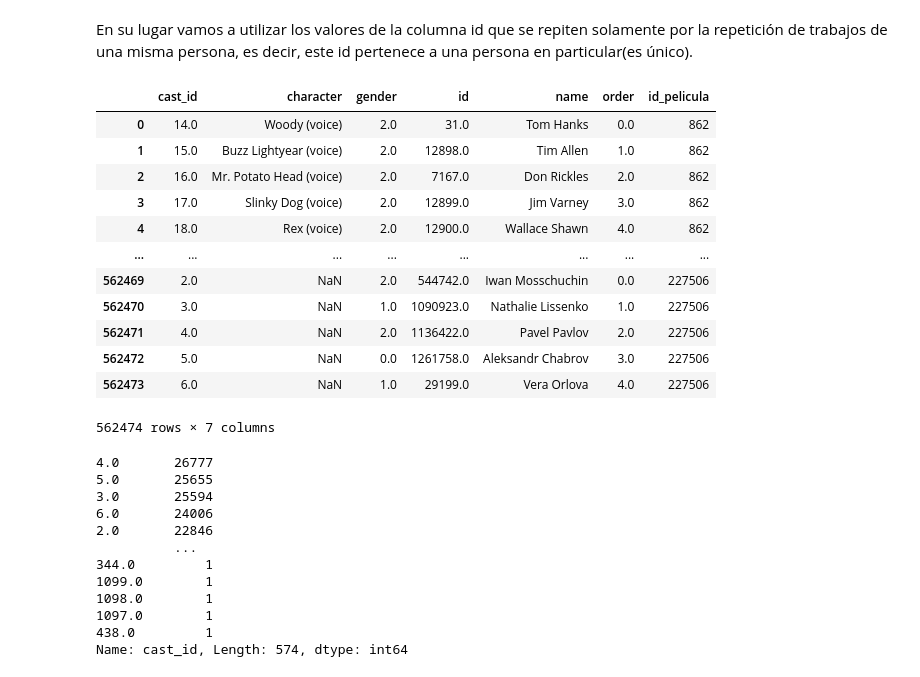
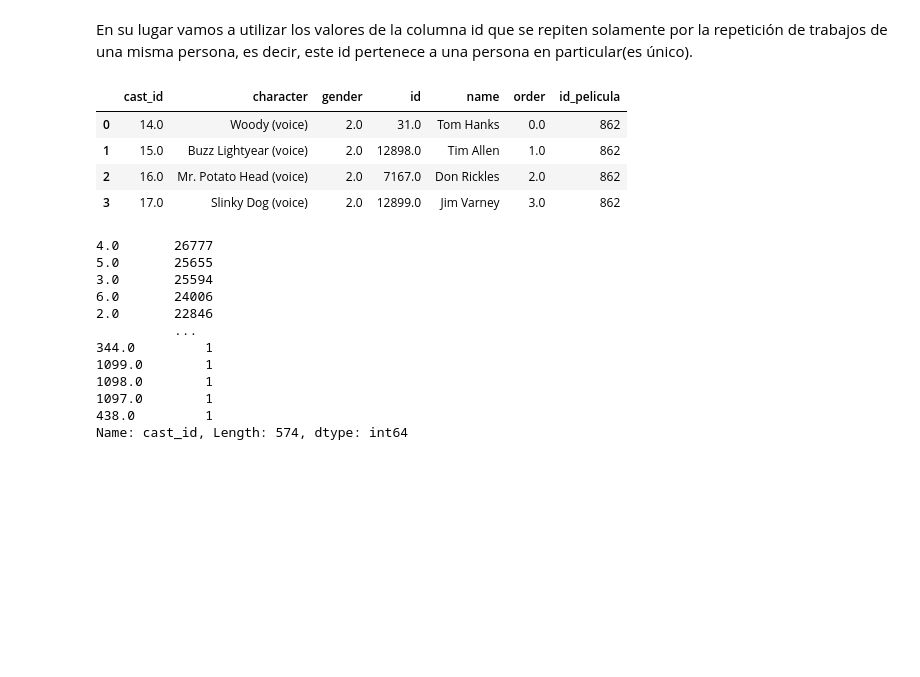
Before and after one commit to A-Lasso/Proyecto_Individual1, a Jupyter notebook: EDA.ipynb, the cells around one changed output. Saved outputs shown, nothing was run; the diff lists cells and outputs as text; code cells hidden in the pictures; blank space fills up the shorter version.

```diff
--- a/EDA.ipynb
+++ b/EDA.ipynb
@@ -4,12 +6,12 @@ import numpy as np
 # %%
 # Directamente cargo los archivos para no tener que correr todo el código anterior.
-data=pd.read_csv("csv_limpios/data.csv")
-df_belongs_to_collection=pd.read_csv("csv_limpios/collection.csv")
-df_production_countries=pd.read_csv("csv_limpios/countries.csv")
-df_production_companies=pd.read_csv("csv_limpios/companies.csv")
-df_crew=pd.read_csv("csv_limpios/crew.csv")
-df_genres=pd.read_csv("csv_limpios/genres.csv")
-df_cast=pd.read_csv("csv_limpios/cast.csv")
+data=pd.read_csv("csv/data.csv")
+df_belongs_to_collection=pd.read_csv("csv/collection.csv")
+df_production_countries=pd.read_csv("csv/countries.csv")
+df_production_companies=pd.read_csv("csv/companies.csv")
+df_crew=pd.read_csv("csv/crew.csv")
+df_genres=pd.read_csv("csv/genres.csv")
+df_cast=pd.read_csv("csv/cast.csv")
 # %% [markdown]
 # Preparar los df
 Hay que ponerlos de forma que se puedan juntar todos a uno (unirlos por id_pelicula, y que cada columna importante tenga su id -cambiar el nombre a aquellos que ya tengan id, para que no se repita el mismo nombre de -) y de ahi decidir las columnas que considero innecesarias para sacarlas.
@@ -184,21 +240,13 @@ En el caso de cast ya contaba con cast_id pero se encontraban repetidos en gran
 # %% [markdown]
 En su lugar vamos a utilizar los valores de la columna id que se repiten solamente por la repetición de trabajos de una misma persona, es decir, este id pertenece a una persona en particular(es único).
 # %%
-df_cast
+df_cast.head(4)
 # %% [output]
 |  | cast_id | character | gender | id | name | order | id_pelicula |
 | 0 | 14.0 | Woody (voice) | 2.0 | 31.0 | Tom Hanks | 0.0 | 862 |
 | 1 | 15.0 | Buzz Lightyear (voice) | 2.0 | 12898.0 | Tim Allen | 1.0 | 862 |
 | 2 | 16.0 | Mr. Potato Head (voice) | 2.0 | 7167.0 | Don Rickles | 2.0 | 862 |
 | 3 | 17.0 | Slinky Dog (voice) | 2.0 | 12899.0 | Jim Varney | 3.0 | 862 |
-| 4 | 18.0 | Rex (voice) | 2.0 | 12900.0 | Wallace Shawn | 4.0 | 862 |
-| ... | ... | ... | ... | ... | ... | ... | ... |
-| 562469 | 2.0 | NaN | 2.0 | 544742.0 | Iwan Mosschuchin | 0.0 | 227506 |
-| 562470 | 3.0 | NaN | 1.0 | 1090923.0 | Nathalie Lissenko | 1.0 | 227506 |
-| 562471 | 4.0 | NaN | 2.0 | 1136422.0 | Pavel Pavlov | 2.0 | 227506 |
-| 562472 | 5.0 | NaN | 0.0 | 1261758.0 | Aleksandr Chabrov | 3.0 | 227506 |
-| 562473 | 6.0 | NaN | 1.0 | 29199.0 | Vera Orlova | 4.0 | 227506 |
-562474 rows × 7 columns
 # %%
 df_cast['cast_id'].value_counts()
 # %% [output]
```
Also changed, not shown: parts of 32 cells of this notebook, 11 other files.
